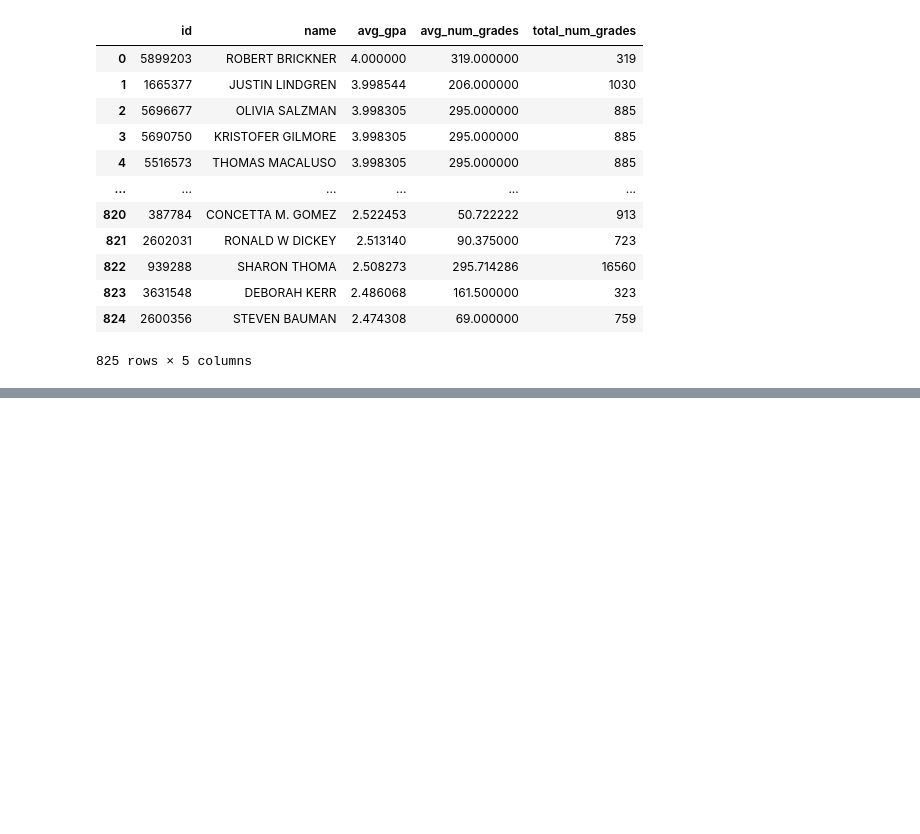
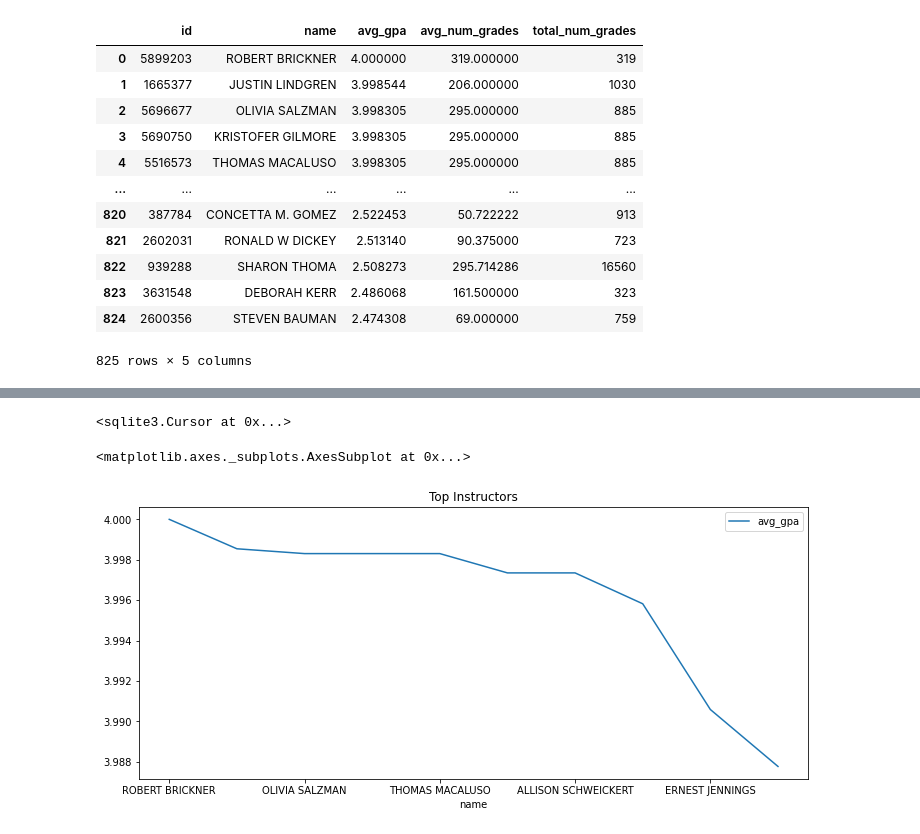
Before and after one commit to crypticrk/UW-Madsion-Dataset-Analysis, a Jupyter notebook: UW Madison Dataset Analyis.ipynb, the cells around one changed output, grey strips where cells are left out. Drawn from its saved outputs; the diff is of its cells as text; code cells hidden in the pictures; blank space fills up the shorter version.

```diff
--- a/UW Madison Dataset Analyis.ipynb
+++ b/UW Madison Dataset Analyis.ipynb
@@ -765,0 +768,17 @@ pd.read_sql(""" SELECT id, name,
+# %%
+top_instructors = pd.read_sql(""" SELECT id, name,
+  SUM(gpas.gpa * gpas.num_grades) / SUM(gpas.num_grades) AS avg_gpa,
+  AVG(gpas.num_grades) AS avg_num_grades,
+  SUM(gpas.num_grades) AS total_num_grades
+
+  FROM instructors i
+  INNER JOIN teachings t ON i.id = t.instructor_id
+  INNER JOIN sections s ON s.uuid = t.section_uuid
+  INNER JOIN section_gpas gpas ON gpas.course_offering_uuid = s.course_offering_uuid AND gpas.section_number = s.number
+
+  GROUP BY i.id
+  HAVING AVG(gpas.num_grades) >= 50
+  AND SUM(gpas.num_grades) >= 300
+  ORDER BY avg_gpa DESC
+  LIMIT 10
+""", conn)
@@ -765,0 +797,31 @@ pd.read_sql(""" SELECT id, name,
+# %%
+cursor.execute("DROP VIEW IF EXISTS top_instructors")
+cursor.execute("""
+  CREATE VIEW
+  top_instructors (id, name, avg_gpa, avg_num_grades, total_num_grades )
+
+  AS
+
+  SELECT id, name,
+  SUM(gpas.gpa * gpas.num_grades) / SUM(gpas.num_grades) AS avg_gpa,
+  AVG(gpas.num_grades) AS avg_num_grades,
+  SUM(gpas.num_grades) AS total_num_grades
+
+  FROM instructors i
+  INNER JOIN teachings t ON i.id = t.instructor_id
+  INNER JOIN sections s ON s.uuid = t.section_uuid
+  INNER JOIN section_gpas gpas ON gpas.course_offering_uuid = s.course_offering_uuid AND gpas.section_number = s.number
+
+  GROUP BY i.id
+  HAVING AVG(gpas.num_grades) >= 50
+  AND SUM(gpas.num_grades) >= 300
+  ORDER BY avg_gpa DESC
+  LIMIT 10
+  """)
+# %% [output]
+<sqlite3.Cursor at 0x...>
+# %%
+top_instructors.plot(x='name',y=['avg_gpa'],figsize=(12,5),title='Top Instructors')
+# %% [output]
+<matplotlib.axes._subplots.AxesSubplot at 0x...>
+[figure, added]
```
Also changed, not shown: parts of 2 cells of this notebook.
